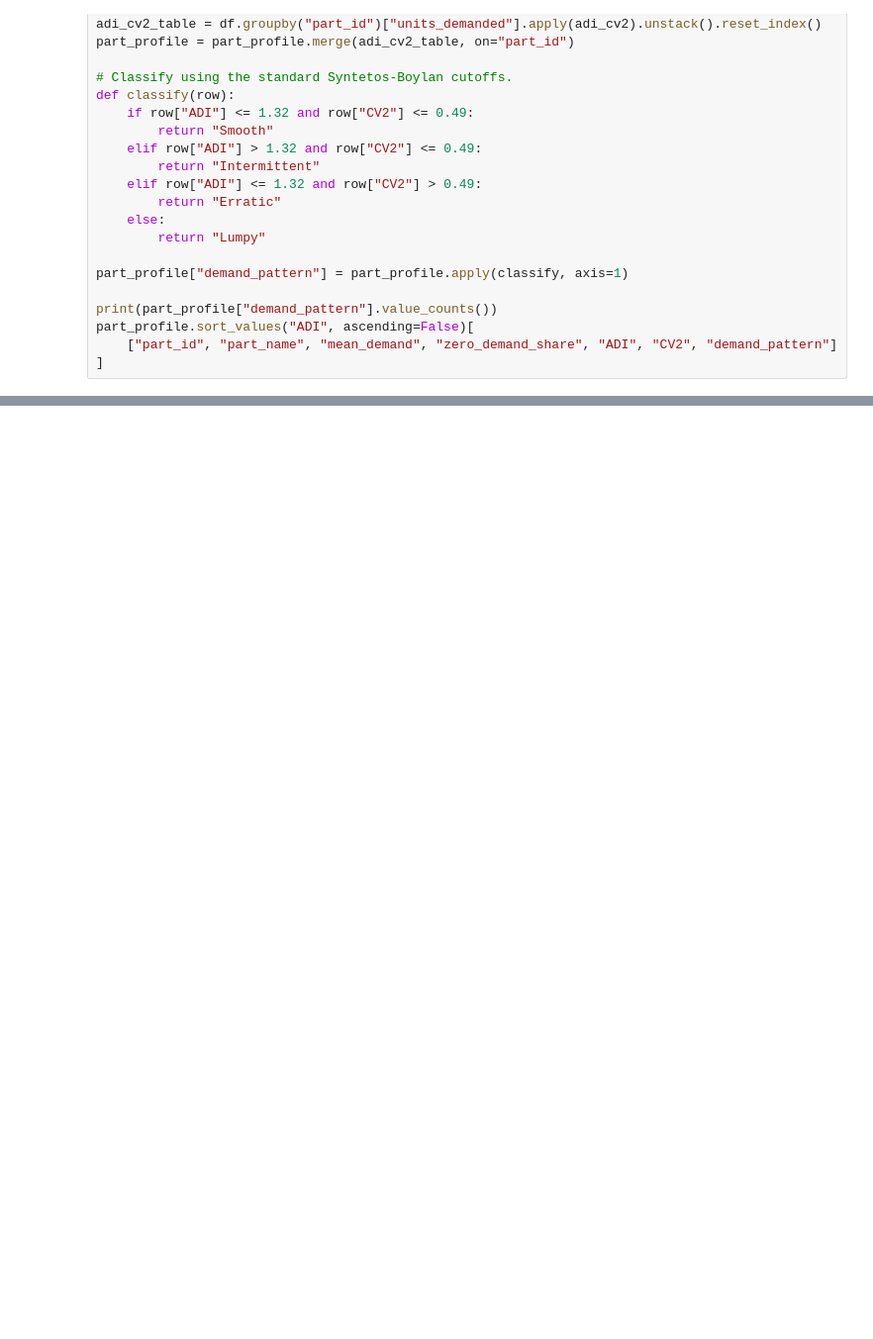
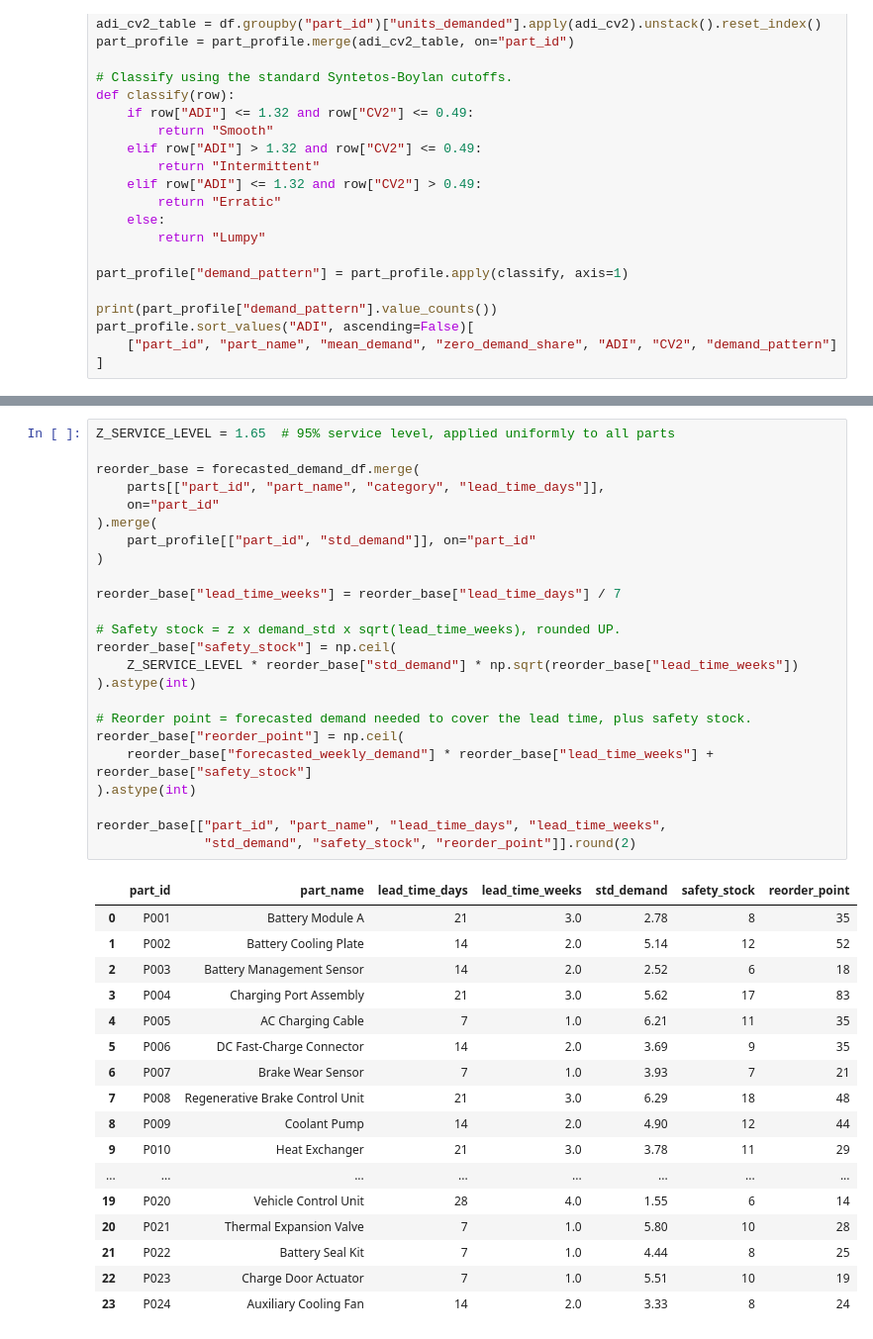
Before and after one commit to GhaithAli9/ev-spare-parts-forecasting, a Jupyter notebook: notebooks/ev_spare_parts_inventory_forecasting.ipynb, the cells around one changed output, grey strips where cells are left out. Shown at 99% size. Saved outputs shown, nothing was run; the diff lists cells and outputs as text; blank space fills up the shorter version.

```diff
--- a/notebooks/ev_spare_parts_inventory_forecasting.ipynb
+++ b/notebooks/ev_spare_parts_inventory_forecasting.ipynb
@@ -471,0 +1151,42 @@ part_profile.sort_values("ADI", ascending=False)[
+# %%
+Z_SERVICE_LEVEL = 1.65  # 95% service level, applied uniformly to all parts
+
+reorder_base = forecasted_demand_df.merge(
+    parts[["part_id", "part_name", "category", "lead_time_days"]],
+    on="part_id"
+).merge(
+    part_profile[["part_id", "std_demand"]], on="part_id"
+)
+
+reorder_base["lead_time_weeks"] = reorder_base["lead_time_days"] / 7
+
+# Safety stock = z x demand_std x sqrt(lead_time_weeks), rounded UP.
+reorder_base["safety_stock"] = np.ceil(
+    Z_SERVICE_LEVEL * reorder_base["std_demand"] * np.sqrt(reorder_base["lead_time_weeks"])
+).astype(int)
+
+# Reorder point = forecasted demand needed to cover the lead time, plus safety stock.
+reorder_base["reorder_point"] = np.ceil(
+    reorder_base["forecasted_weekly_demand"] * reorder_base["lead_time_weeks"] + reorder_base["safety_stock"]
+).astype(int)
+
+reorder_base[["part_id", "part_name", "lead_time_days", "lead_time_weeks",
+              "std_demand", "safety_stock", "reorder_point"]].round(2)
+# %% [output]
+|  | part_id | part_name | lead_time_days | lead_time_weeks | std_demand | safety_stock | reorder_point |
+| 0 | P001 | Battery Module A | 21 | 3.0 | 2.78 | 8 | 35 |
+| 1 | P002 | Battery Cooling Plate | 14 | 2.0 | 5.14 | 12 | 52 |
+| 2 | P003 | Battery Management Sensor | 14 | 2.0 | 2.52 | 6 | 18 |
+| 3 | P004 | Charging Port Assembly | 21 | 3.0 | 5.62 | 17 | 83 |
+| 4 | P005 | AC Charging Cable | 7 | 1.0 | 6.21 | 11 | 35 |
+| 5 | P006 | DC Fast-Charge Connector | 14 | 2.0 | 3.69 | 9 | 35 |
+| 6 | P007 | Brake Wear Sensor | 7 | 1.0 | 3.93 | 7 | 21 |
+| 7 | P008 | Regenerative Brake Control Unit | 21 | 3.0 | 6.29 | 18 | 48 |
+| 8 | P009 | Coolant Pump | 14 | 2.0 | 4.90 | 12 | 44 |
+| 9 | P010 | Heat Exchanger | 21 | 3.0 | 3.78 | 11 | 29 |
+| ... | ... | ... | ... | ... | ... | ... | ... |
+| 19 | P020 | Vehicle Control Unit | 28 | 4.0 | 1.55 | 6 | 14 |
+| 20 | P021 | Thermal Expansion Valve | 7 | 1.0 | 5.80 | 10 | 28 |
+| 21 | P022 | Battery Seal Kit | 7 | 1.0 | 4.44 | 8 | 25 |
+| 22 | P023 | Charge Door Actuator | 7 | 1.0 | 5.51 | 10 | 19 |
+| 23 | P024 | Auxiliary Cooling Fan | 14 | 2.0 | 3.33 | 8 | 24 |
```
Also changed, not shown: parts of 53 cells of this notebook, 4 other files.
